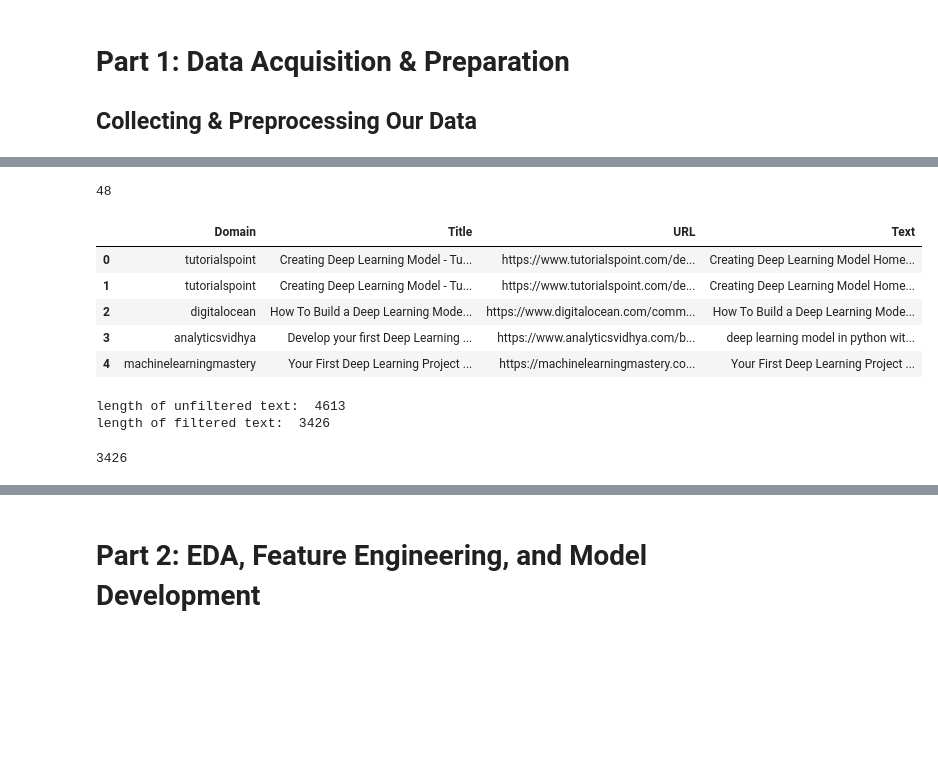
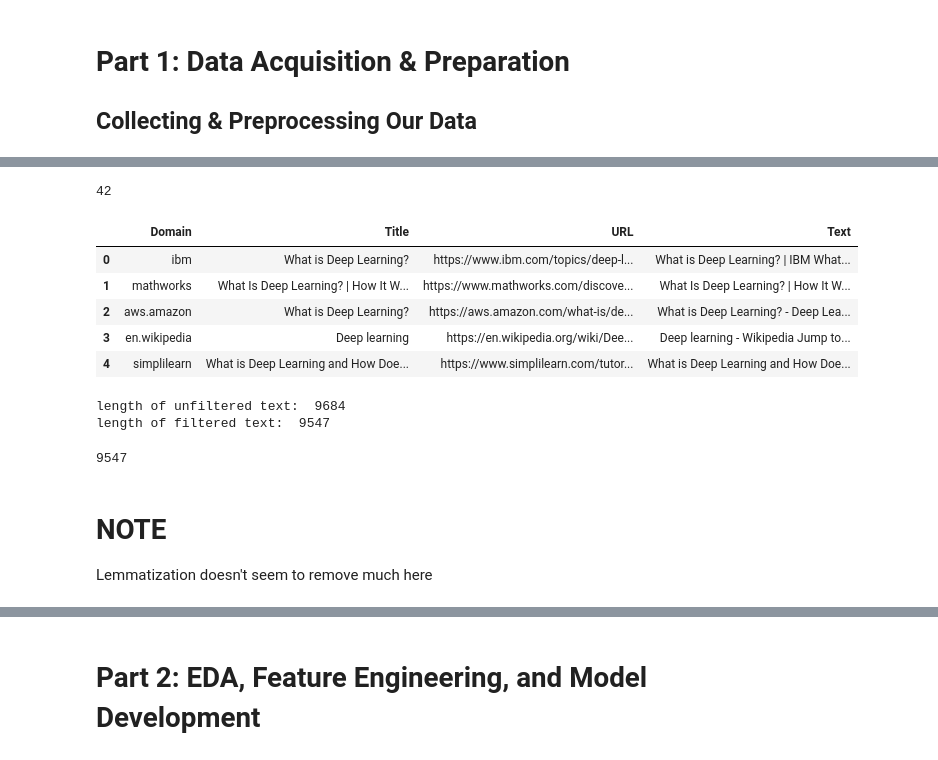
Before and after one commit to Wiliamz01/SearchSense, a Jupyter notebook: SearchAnalysis.ipynb, the cells around one changed output, grey strips where cells are left out. Cells and saved outputs as stored; diff of their text form; code cells hidden in the pictures; blank space fills up the shorter version.

```diff
--- a/SearchAnalysis.ipynb
+++ b/SearchAnalysis.ipynb
@@ -164,28 +166,33 @@ Grabbed search results
 # %%
 df = pd.DataFrame(search_results)
 df_bart = pd.DataFrame(search_results)
-
+df_bart_unlem = pd.DataFrame(search_results)
 # Extract domain names from URLs and set as the index for the dataframe
 tld_pattern = re.compile(r'\.[a-zA-Z]+$')
 df['Domain'] = df['URL'].apply(lambda url: re.sub(tld_pattern, '', urlparse(url).netloc.replace("www.", "")))
 df.insert(0, 'Domain', df.pop('Domain'))
 
 df_bart['Domain'] = df_bart['URL'].apply(lambda url: re.sub(tld_pattern, '', urlparse(url).netloc.replace("www.", "")))
 df_bart.insert(0, 'Domain', df_bart.pop('Domain'))
 #Handles the "Some characters could not be decoded, and were replaced with REPLACEMENT CHARACTER" exception
 df_bart['Text'] = df_bart['Text'].str.replace('\ufffd', '')
 
+df_bart_unlem['Domain'] = df_bart_unlem['URL'].apply(lambda url: re.sub(tld_pattern, '', urlparse(url).netloc.replace("www.", "")))
+df_bart_unlem.insert(0, 'Domain', df_bart_unlem.pop('Domain'))
+#Handles the "Some characters could not be decoded, and were replaced with REPLACEMENT CHARACTER" exception
+df_bart_unlem['Text'] = df_bart_unlem['Text'].str.replace('\ufffd', '')
+
 #unfiltered dataframe
 print(len(df))
 df.head()
 # %% [output]
-48
+42
 |  | Domain | Title | URL | Text |
-| 0 | tutorialspoint | Creating Deep Learning Model - Tu... | https://www.tutorialspoint.com/de... | Creating Deep Learning Model Home... |
-| 1 | tutorialspoint | Creating Deep Learning Model - Tu... | https://www.tutorialspoint.com/de... | Creating Deep Learning Model Home... |
-| 2 | digitalocean | How To Build a Deep Learning Mode... | https://www.digitalocean.com/comm... | How To Build a Deep Learning Mode... |
-| 3 | analyticsvidhya | Develop your first Deep Learning ... | https://www.analyticsvidhya.com/b... | deep learning model in python wit... |
-| 4 | machinelearningmastery | Your First Deep Learning Project ... | https://machinelearningmastery.co... | Your First Deep Learning Project ... |
+| 0 | ibm | What is Deep Learning? | https://www.ibm.com/topics/deep-l... | What is Deep Learning? | IBM What... |
+| 1 | mathworks | What Is Deep Learning? | How It W... | https://www.mathworks.com/discove... | What Is Deep Learning? | How It W... |
+| 2 | aws.amazon | What is Deep Learning? | https://aws.amazon.com/what-is/de... | What is Deep Learning? - Deep Lea... |
+| 3 | en.wikipedia | Deep learning | https://en.wikipedia.org/wiki/Dee... | Deep learning - Wikipedia Jump to... |
+| 4 | simplilearn | What is Deep Learning and How Doe... | https://www.simplilearn.com/tutor... | What is Deep Learning and How Doe... |
 # %%
 stop_words = stopwords.words("english") #english filler words
 
@@ -214,22 +221,25 @@ def bart_preprocess(text):
 
     return lemmatized_text
 # %%
-example = df["Text"][0]
-processed_example = preprocess(example)
+example = df_bart["Text"][0]
+processed_example = bart_preprocess(example)
 
 print("length of unfiltered text: ", len(example))
 print("length of filtered text: ", len(processed_example))
 # %% [output]
-length of unfiltered text:  4613
-length of filtered text:  3426
+length of unfiltered text:  9684
+length of filtered text:  9547
 # %%
 #Properly using the apply() function onto a pandas column
 #removes both filler words and special characters
 df["Text"] = df["Text"].apply(preprocess)
 df_bart["Text"] = df_bart["Text"].apply(bart_preprocess)
 # %%
-print(len(df["Text"][0]))
+print(len(df_bart["Text"][0]))
 # %% [output]
-3426
+9547
+# %% [markdown]
+# NOTE
+Lemmatization doesn't seem to remove much here
 # %%
 #filtered text for first row entry
```
Also changed, not shown: parts of 13 cells of this notebook.
